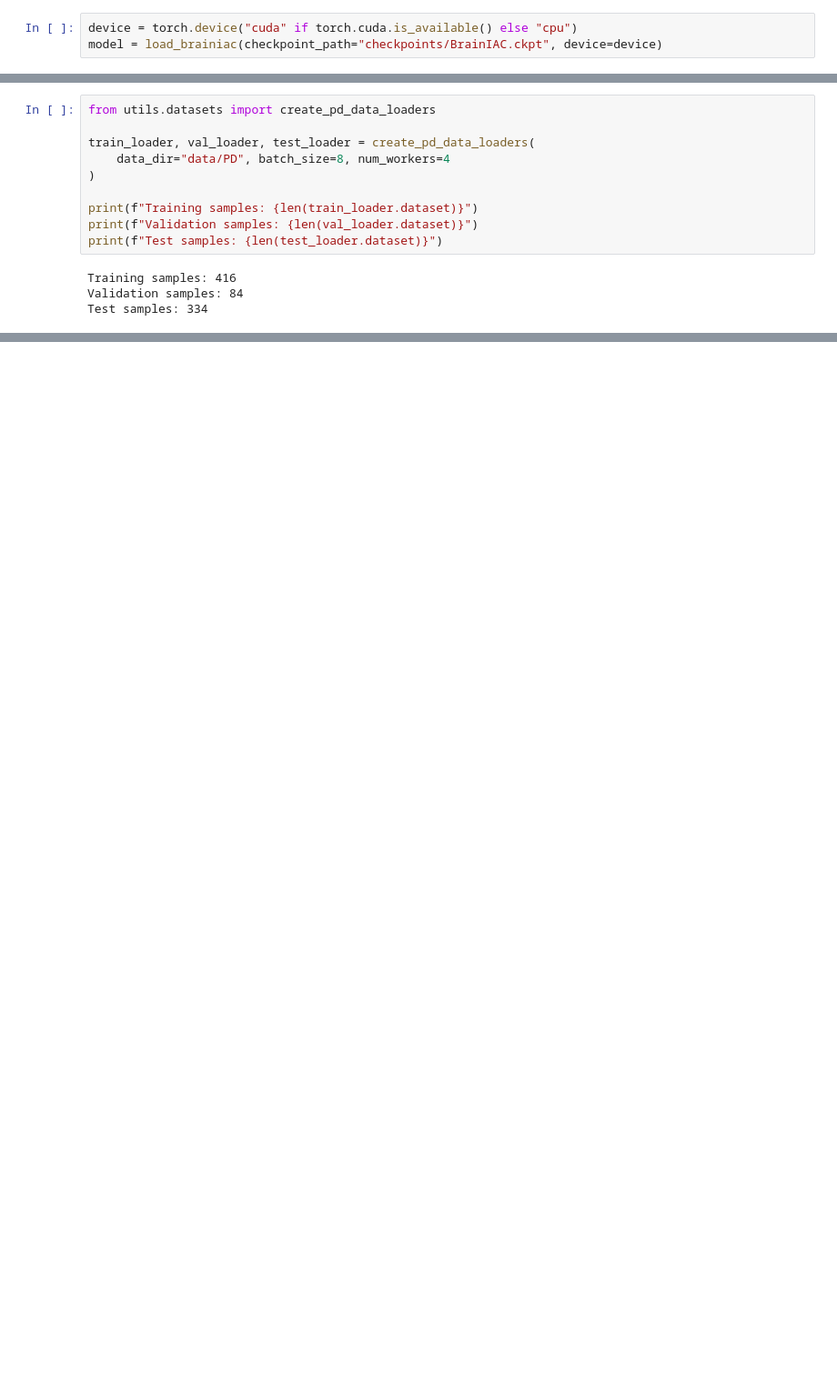
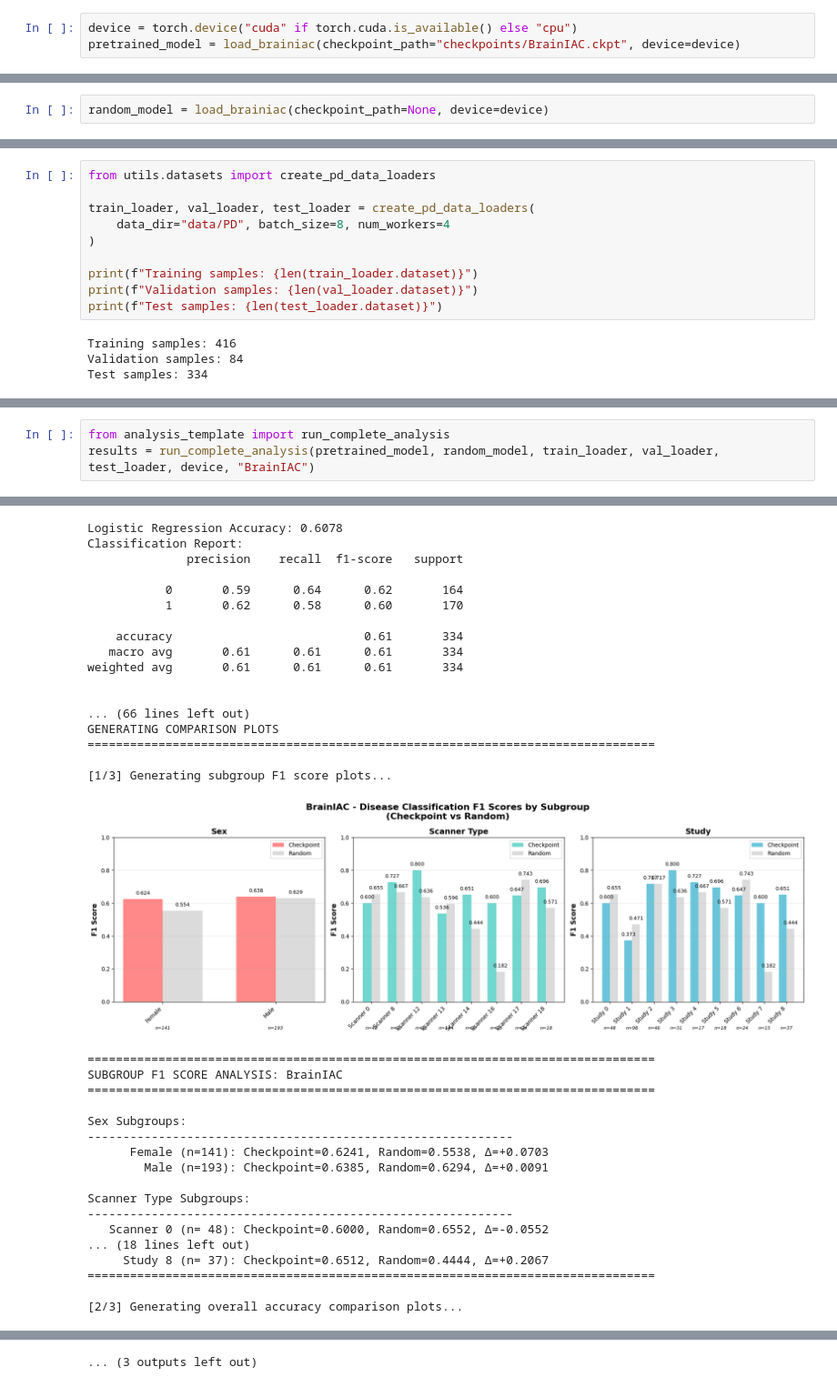
Before and after one commit to vibujithan/fm_embedding, a Jupyter notebook: brainiac.ipynb, the cells around one changed output, grey strips where cells are left out. Shown at 91% size. Saved outputs shown, nothing was run; the diff lists cells and outputs as text; blank space fills up the shorter version.

Commit message:
new results

```diff
--- a/brainiac.ipynb
+++ b/brainiac.ipynb
@@ -3,6 +3,8 @@ from models.brainiac import load_brainiac
 import torch
 # %%
 device = torch.device("cuda" if torch.cuda.is_available() else "cpu")
-model = load_brainiac(checkpoint_path="checkpoints/BrainIAC.ckpt", device=device)
+pretrained_model = load_brainiac(checkpoint_path="checkpoints/BrainIAC.ckpt", device=device)
 # %% [output]
 Backbone weights loaded!!
+# %%
+random_model = load_brainiac(checkpoint_path=None, device=device)
@@ -1171,0 +27,4 @@ INTERPRETATION AND RECOMMENDATIONS
+# %%
+from analysis_template import run_complete_analysis
+results = run_complete_analysis(pretrained_model, random_model, train_loader, val_loader, test_loader, device, "BrainIAC")
+# %% [output]
@@ -1171,0 +86,35 @@ INTERPRETATION AND RECOMMENDATIONS
+Logistic Regression Accuracy: 0.6078
+Classification Report:
+              precision    recall  f1-score   support
+
+           0       0.59      0.64      0.62       164
+           1       0.62      0.58      0.60       170
+
+    accuracy                           0.61       334
+   macro avg       0.61      0.61      0.61       334
+weighted avg       0.61      0.61      0.61       334
+
+
+... (66 lines left out)
+GENERATING COMPARISON PLOTS
+================================================================================
+
+[1/3] Generating subgroup F1 score plots...
+[figure, added]
+================================================================================
+SUBGROUP F1 SCORE ANALYSIS: BrainIAC
+================================================================================
+
+Sex Subgroups:
+------------------------------------------------------------
+      Female (n=141): Checkpoint=0.6241, Random=0.5538, Δ=+0.0703
+        Male (n=193): Checkpoint=0.6385, Random=0.6294, Δ=+0.0091
+
+Scanner Type Subgroups:
+------------------------------------------------------------
+   Scanner 0 (n= 48): Checkpoint=0.6000, Random=0.6552, Δ=-0.0552
+... (18 lines left out)
+     Study 8 (n= 37): Checkpoint=0.6512, Random=0.4444, Δ=+0.2067
+================================================================================
+
+[2/3] Generating overall accuracy comparison plots...
@@ -1171,0 +122 @@ INTERPRETATION AND RECOMMENDATIONS
+... (3 outputs left out)
```
Also changed, not shown: parts of 12 cells of this notebook, 5 other files.
